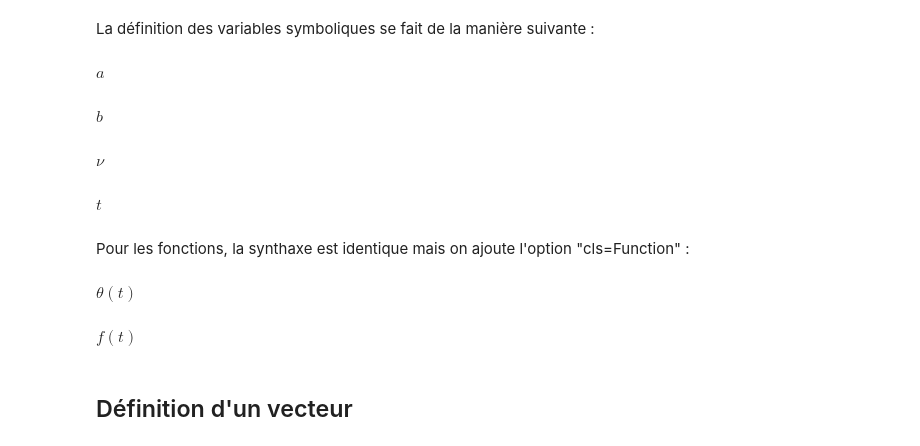
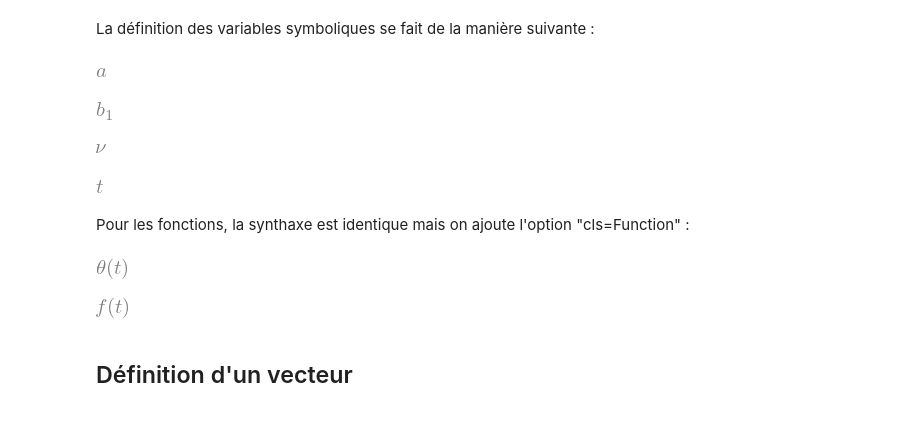
Before and after one commit to chafardon/CL-Mevib, a Jupyter notebook: SymPy.ipynb, the cells around one changed output. Saved outputs shown, nothing was run; the diff lists cells and outputs as text; code cells hidden in the pictures.

```diff
--- a/SymPy.ipynb
+++ b/SymPy.ipynb
@@ -19,22 +32,22 @@ $\displaystyle 1$
 # %% [markdown]
 La définition des variables symboliques se fait de la manière suivante :
 # %%
-a , b , nu, t = sp.symbols('a,b,nu,t')
+a , b1 , nu, t = sp.symbols('a,b_1,nu,t')
 # %%
-display(a , b , nu, t)
+display(a , b1 , nu, t)
 # %% [output]
-$\displaystyle a$
-$\displaystyle b$
-$\displaystyle \nu$
-$\displaystyle t$
+[figure, added]
+[figure, added]
+[figure, added]
+[figure, added]
 # %% [markdown]
 Pour les fonctions, la synthaxe est identique mais on ajoute l'option "cls=Function" :
 # %%
 th, f = sp.symbols('theta, f',cls=sp.Function)
 display(th(t),f(t))
 # %% [output]
-$\displaystyle \theta{\left(t \right)}$
-$\displaystyle f{\left(t \right)}$
+[figure, added]
+[figure, added]
 # %% [markdown]
 ## Définition d'un vecteur
 # %% [markdown]
```
Also changed, not shown: parts of 38 cells of this notebook.
